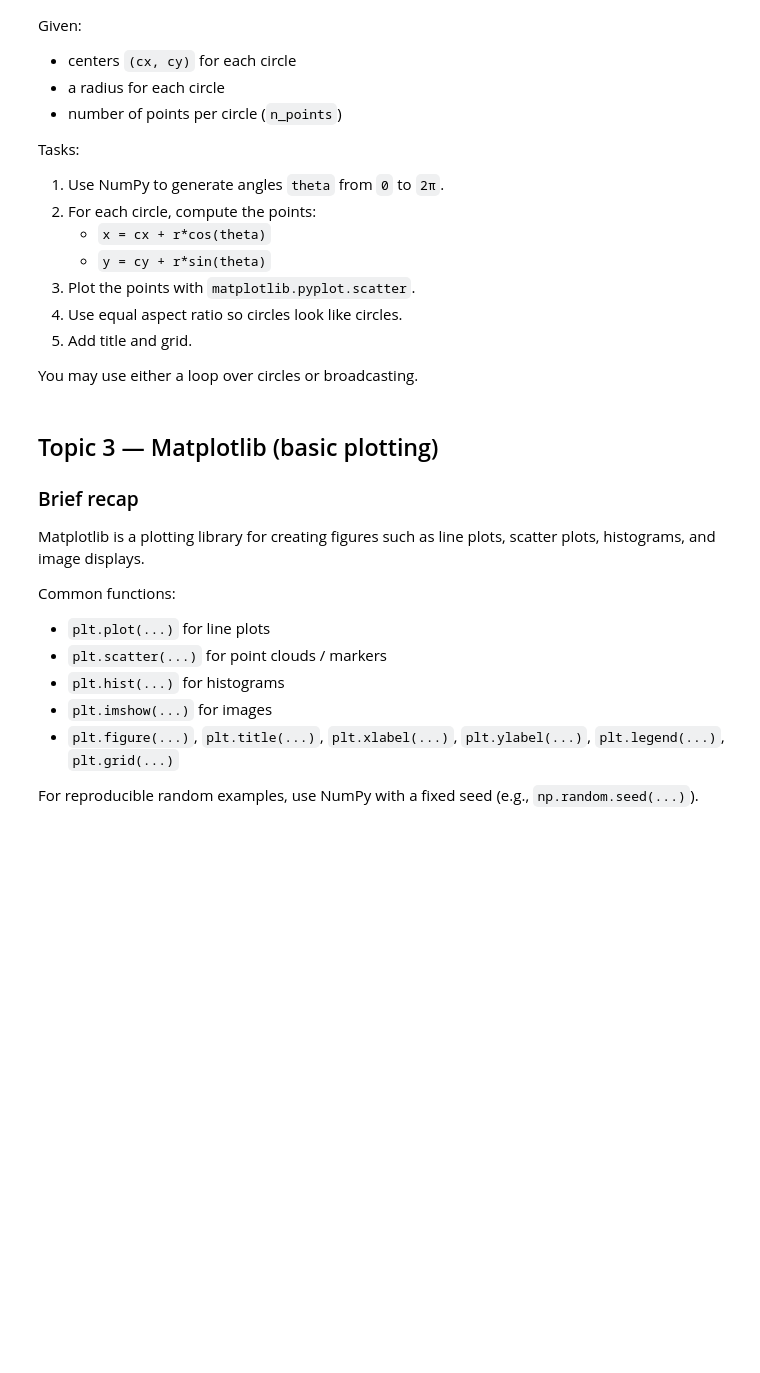
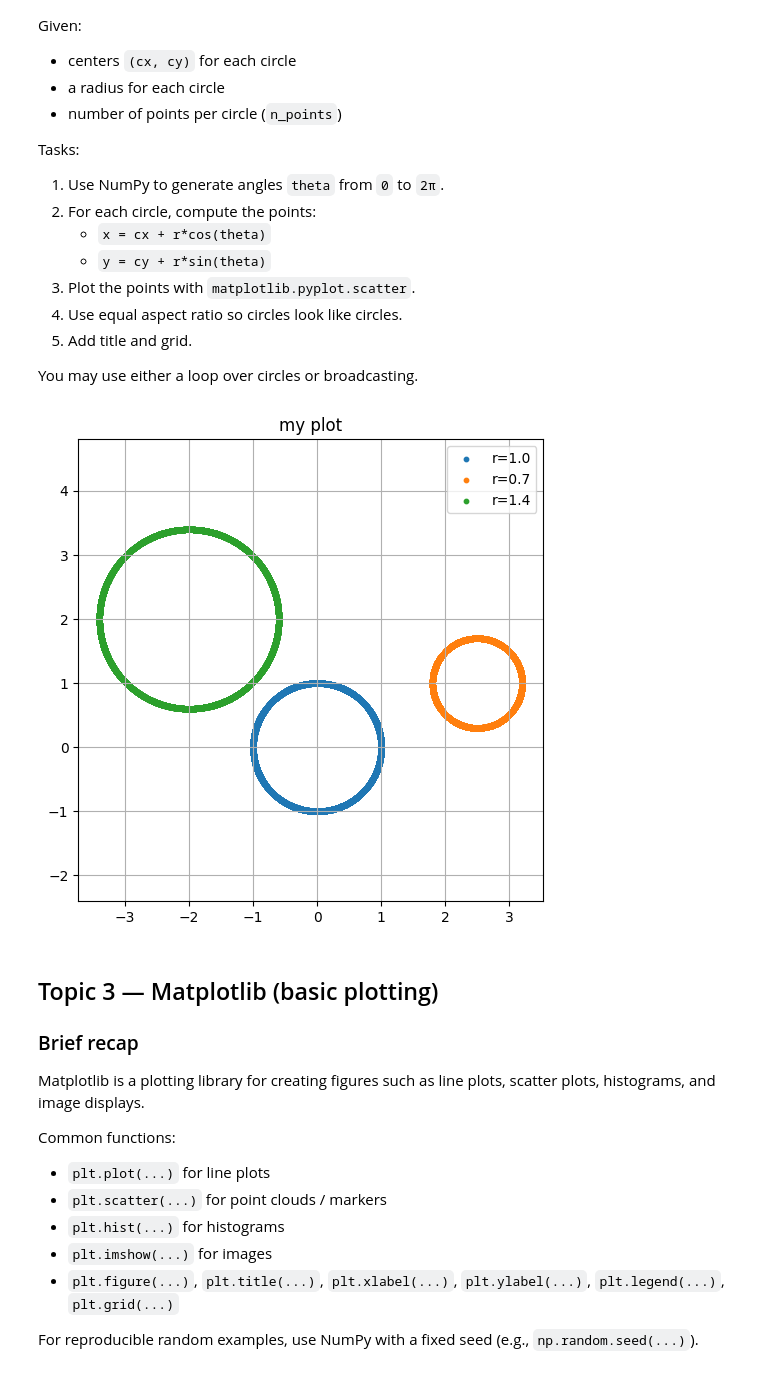
Before and after one commit to caroccialberto/Python2026, a Jupyter notebook: at_home_26_02_python_exercises_notebook.ipynb, the cells around one changed output. Cells and saved outputs as stored; diff of their text form; code cells hidden in the pictures; blank space fills up the shorter version.

```diff
--- a/at_home_26_02_python_exercises_notebook.ipynb
+++ b/at_home_26_02_python_exercises_notebook.ipynb
@@ -262,10 +274,14 @@ import numpy as np
 x = np.arange(1, 11)  # [1, 2, ..., 10]
 
 # TODO: vectorized transformation
-y = None
+y = 3*x + 1
 
 # TODO: boolean masks / selections
-x_even = None
-x_gt5 = None
+x_even = x[x % 2 == 0]
+x_gt5 = x[x > 5]
 
 # TODO: print results
+
+print(y)
+print(x_even)
+print(x_gt5)
@@ -323,32 +352,39 @@ You may use either a loop over circles or broadcasting.
 # %%
 import numpy as np
 import matplotlib.pyplot as plt
+import math
 
 centers = np.array([
     [0.0, 0.0],
     [2.5, 1.0],
     [-2.0, 2.0]
 ])
 radii = np.array([1.0, 0.7, 1.4])
-n_points = 120
+n_points = 10000
 
 # TODO: create theta values (angles)
-theta = None
+rng = np.random.default_rng(42)
+theta = rng.uniform(0, 2*np.pi, n_points)
+
+
 
 # TODO: create the scatter plot
 plt.figure(figsize=(6, 6))
 
 # Example structure (complete it):
-# for (cx, cy), r in zip(centers, radii):
-#     x = ...
-#     y = ...
-#     plt.scatter(x, y, s=10, label=f"r={r}")
+for (cx, cy), r in zip(centers, radii):
+    x = cx + r*np.cos(theta)
+    y = cy + r*np.sin(theta)
+    plt.scatter(x, y, s=10, label=f"r={r}")
 
 # TODO: formatting
-# plt.axis("equal")
-# plt.grid(True)
-# plt.legend()
-# plt.show()
+plt.title("my plot")
+plt.axis("equal")
+plt.grid(True)
+plt.legend()
+plt.show()
+# %% [output]
+[figure, added]
 # %% [markdown]
 ## Topic 3 — Matplotlib (basic plotting)
 
```
Also changed, not shown: parts of 4 cells of this notebook.
